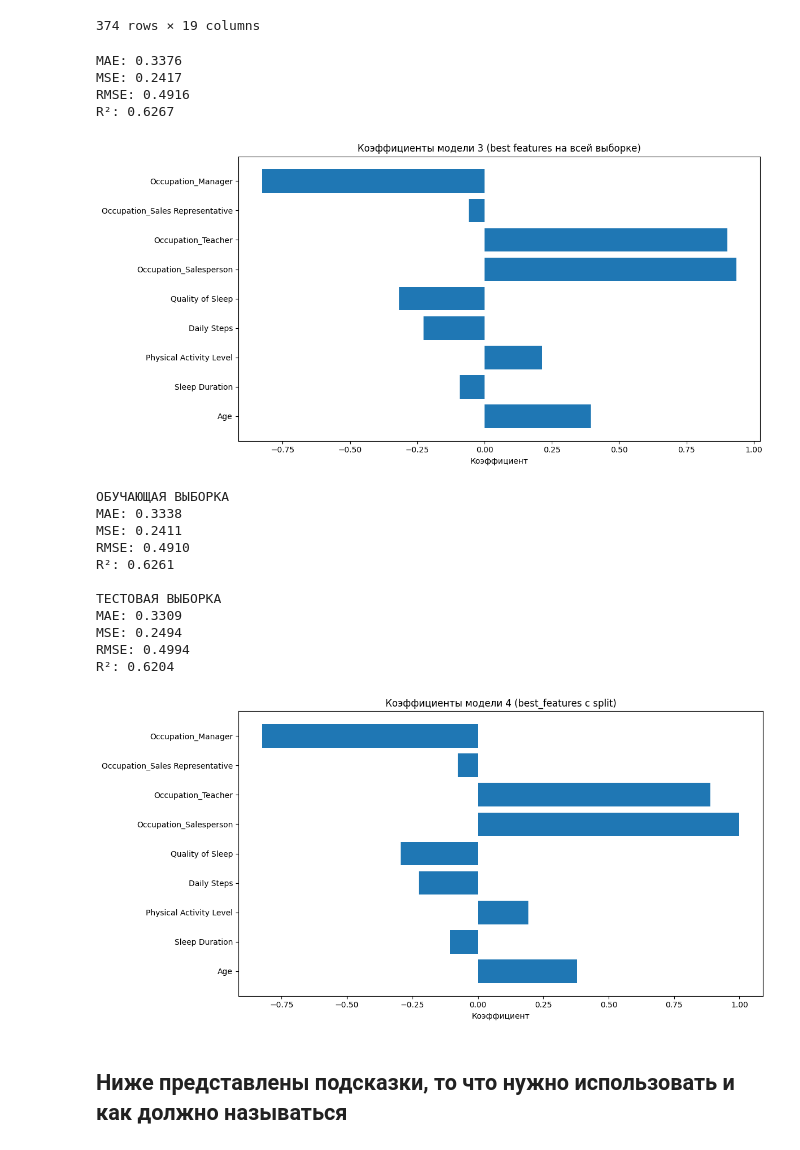
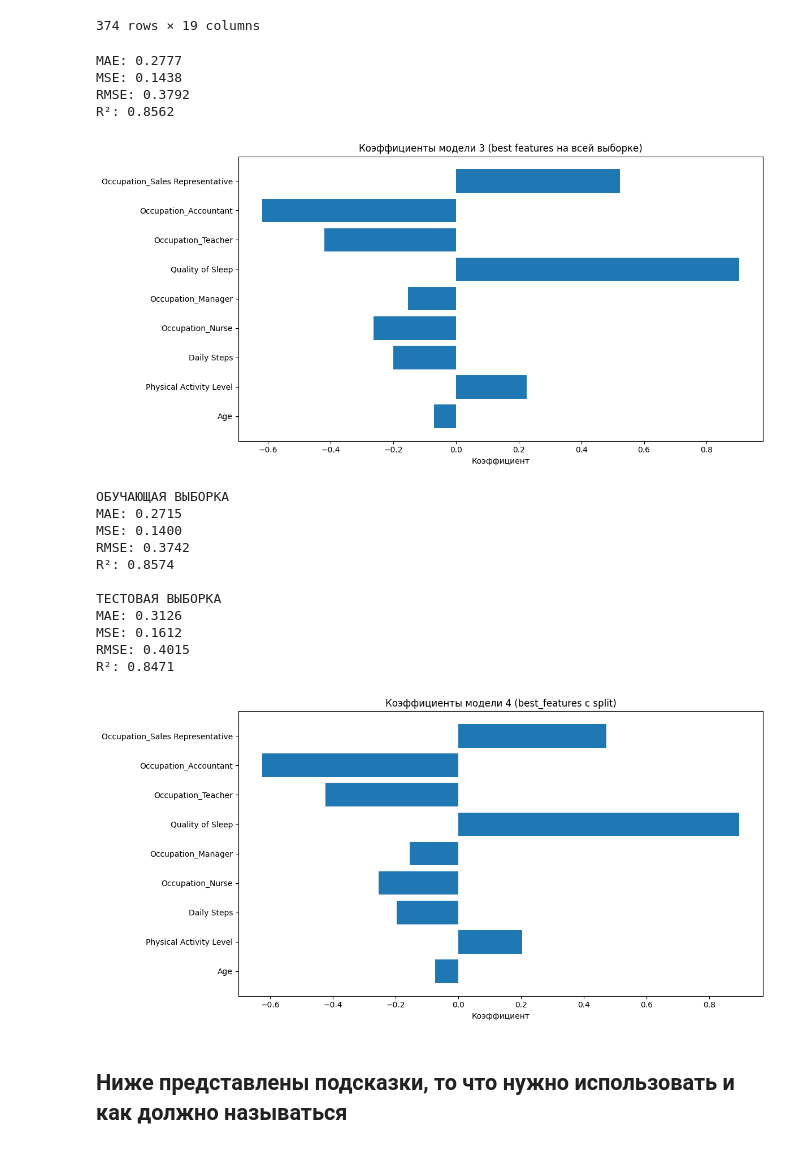
Before and after one commit to Lococo231/MO_Tasks, a Jupyter notebook: Домашнее_задание_2.ipynb, the cells around one changed output. Drawn from its saved outputs; the diff is of its cells as text; code cells hidden in the pictures.

```diff
--- a/Домашнее_задание_2.ipynb
+++ b/Домашнее_задание_2.ipynb
@@ -284,14 +284,10 @@ from sklearn.linear_model import LinearRegression
 from sklearn.metrics import mean_absolute_error, mean_squared_error, r2_score
 
 sleep_disorder_cols = [col for col in df.columns if 'Sleep Disorder' in col]
-X = df.drop(columns=sleep_disorder_cols)
+X = df.drop(columns=['Sleep Duration'])
 
 ####
-y = df[sleep_disorder_cols].idxmax(axis=1).map({
-    'Sleep Disorder_Insomnia': 2,
-    'Sleep Disorder_No': 0,
-    'Sleep Disorder_Sleep Apnea': 1
-})
+y = df['Sleep Duration']
 ####
 
 model1 = LinearRegression()
@@ -413,7 +409,7 @@ import matplotlib.pyplot as plt
 from sklearn.linear_model import LinearRegression
 from sklearn.metrics import mean_absolute_error, mean_squared_error, r2_score
 
-best_features = ['Age', 'Sleep Duration', 'Physical Activity Level', 'Daily Steps', 'Quality of Sleep', 'Occupation_Salesperson','Occupation_Teacher', 'Occupation_Sales Representative','Occupation_Manager' ]
+best_features = ['Age', 'Physical Activity Level', 'Daily Steps','Occupation_Nurse','Occupation_Manager', 'Quality of Sleep', 'Occupation_Teacher','Occupation_Accountant', 'Occupation_Sales Representative','Occupation_Manager' ]
 X_best = X[best_features]
 
 model3 = LinearRegression()
@@ -439,11 +435,11 @@ plt.show()
 
 # надо R² близко к модели 2
 # %% [output]
-MAE: 0.3376
-MSE: 0.2417
-RMSE: 0.4916
-R²: 0.6267
+MAE: 0.2777
+MSE: 0.1438
+RMSE: 0.3792
+R²: 0.8562
-[figure, old version]
+[figure, new version]
 # %%
 import numpy as np
 import matplotlib.pyplot as plt
@@ -451,7 +447,7 @@ from sklearn.model_selection import train_test_split
 from sklearn.linear_model import LinearRegression
 from sklearn.metrics import mean_absolute_error, mean_squared_error, r2_score
 
-best_features = ['Age', 'Sleep Duration', 'Physical Activity Level', 'Daily Steps', 'Quality of Sleep', 'Occupation_Salesperson','Occupation_Teacher', 'Occupation_Sales Representative','Occupation_Manager']
+best_features = ['Age', 'Physical Activity Level', 'Daily Steps','Occupation_Nurse','Occupation_Manager', 'Quality of Sleep', 'Occupation_Teacher','Occupation_Accountant', 'Occupation_Sales Representative','Occupation_Manager' ]
 X_best = X[best_features]
 
 X_train, X_test, y_train, y_test = train_test_split(X_best, y, test_size=0.2, random_state=42)
@@ -463,42 +459,42 @@ y_train_pred = model4.predict(X_train)
 y_test_pred = model4.predict(X_test)
 
 print("ОБУЧАЮЩАЯ ВЫБОРКА")
 print(f"MAE: {mean_absolute_error(y_train, y_train_pred):.4f}")
 print(f"MSE: {mean_squared_error(y_train, y_train_pred):.4f}")
 print(f"RMSE: {np.sqrt(mean_squared_error(y_train, y_train_pred)):.4f}")
 print(f"R²: {r2_score(y_train, y_train_pred):.4f}")
 
 print("\nТЕСТОВАЯ ВЫБОРКА")
 print(f"MAE: {mean_absolute_error(y_test, y_test_pred):.4f}")
 print(f"MSE: {mean_squared_error(y_test, y_test_pred):.4f}")
 print(f"RMSE: {np.sqrt(mean_squared_error(y_test, y_test_pred)):.4f}")
 print(f"R²: {r2_score(y_test, y_test_pred):.4f}")
 
 plt.figure(figsize=(12, 6))
 plt.barh(best_features, model4.coef_)
 plt.xlabel('Коэффициент')
 plt.title('Коэффициенты модели 4 (best_features с split)')
 plt.tight_layout()
 plt.show()
 
 #ОБУЧАЮЩАЯ ВЫБОРКА — качество на знакомых данных (обычно выше)
 #ТЕСТОВАЯ ВЫБОРКА — качество на новых данных (реальное качество модели)
 #Если разница большая → переучивание (overfitting)
 #КОЭФФИЦИЕНТЫ — какие признаки (профессия, возраст, сон) влияют на расстройства
 #Что ищем: R² на тесте близко к обучению = модель обобщается хорошо
 # %% [output]
 ОБУЧАЮЩАЯ ВЫБОРКА
-MAE: 0.3338
-MSE: 0.2411
-RMSE: 0.4910
-R²: 0.6261
+MAE: 0.2715
+MSE: 0.1400
+RMSE: 0.3742
+R²: 0.8574
 
 ТЕСТОВАЯ ВЫБОРКА
-MAE: 0.3309
-MSE: 0.2494
-RMSE: 0.4994
-R²: 0.6204
+MAE: 0.3126
+MSE: 0.1612
+RMSE: 0.4015
+R²: 0.8471
-[figure, old version]
+[figure, new version]
 # %% [markdown]
 ## Ниже представлены подсказки, то что нужно использовать и как должно называться
 # %% [markdown]
```
Also changed, not shown: parts of 3 cells of this notebook.
